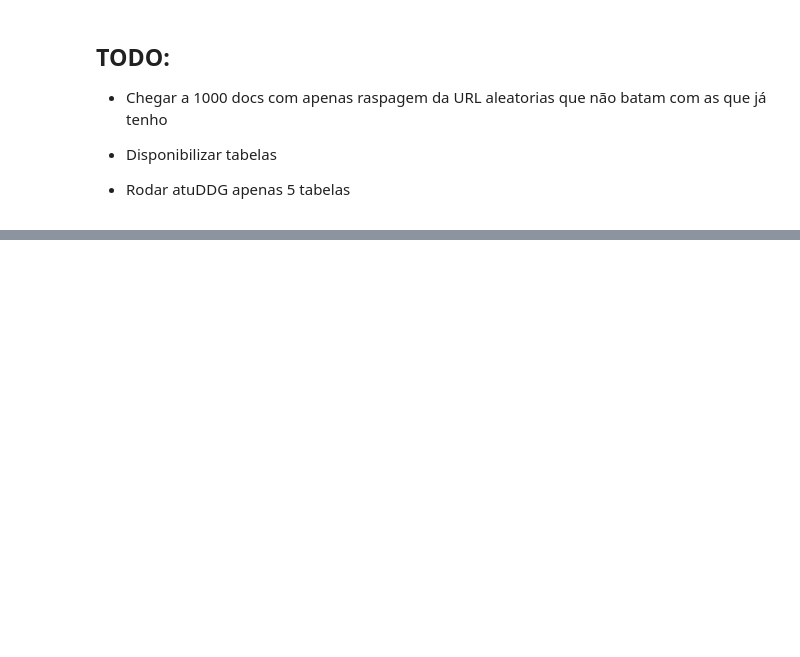
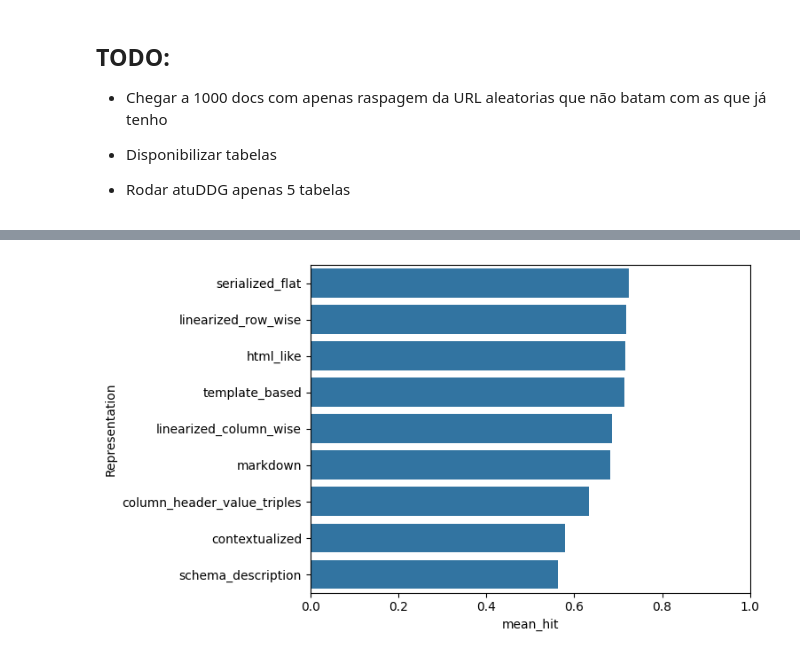
Before and after one commit to FerDelbo/table-to-documents, a Jupyter notebook: src/analise_resultados.ipynb, the cells around one changed output, grey strips where cells are left out. Saved outputs shown, nothing was run; the diff lists cells and outputs as text; code cells hidden in the pictures; blank space fills up the shorter version.

```diff
--- a/src/analise_resultados.ipynb
+++ b/src/analise_resultados.ipynb
@@ -281,0 +319,3 @@ plt.show()
+# %%
+df_1000 = df_results[df_results['Num documents'] == 1000]
+df_1000.head()
@@ -281,0 +329,4 @@ plt.show()
+# %%
+df_1000_group = df_1000.groupby('Representation').agg(mean_hit=('Evalution', 'mean'))
+df_1000_group.sort_values(ascending=False, by='mean_hit', inplace=True)
+df_1000_group.head()
@@ -281,0 +341,9 @@ plt.show()
+# %%
+sns.barplot(
+    y=df_1000_group.index,
+    x=df_1000_group['mean_hit']
+)
+plt.xlim(0, 1.0)
+plt.show()
+# %% [output]
+[figure, added]
```
Also changed, not shown: parts of 6 cells of this notebook, 10 other files.
